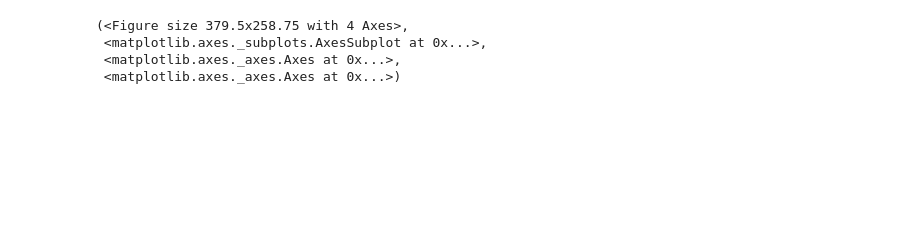
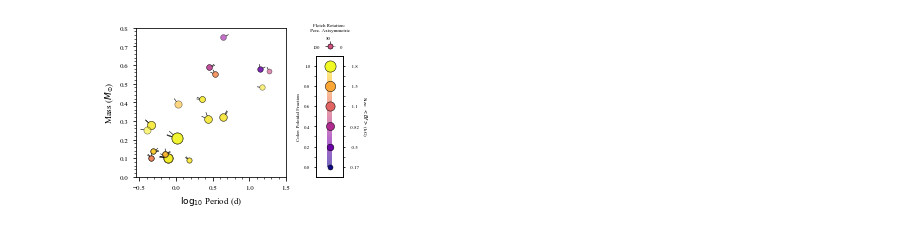
Before and after one commit to jspineda/Deconfuso, a Jupyter notebook: code/Plotting.ipynb, the cells around one changed output. Drawn from its saved outputs; the diff is of its cells as text; code cells hidden in the pictures; blank space fills up the shorter version.

```diff
--- a/code/Plotting.ipynb
+++ b/code/Plotting.ipynb
@@ -32,4 +27,4 @@ Deconfuso.Deconfusogram(np.log10(period),mass,poloidal,B2,axisym,file='../plots/
 # %%
-Deconfuso.Deconfusogram(np.log10(period),mass,poloidal,Bfield,axisym,file='../plots/Deconfuso_02.pdf',arealabel="Size: $<Bf>$ (kG)",
+outputs2 = Deconfuso.Deconfusogram(np.log10(period),mass,poloidal,Bfield,axisym,file='../plots/Deconfuso_02.pdf',arealabel="Size: $<Bf>$ (kG)",
                     xlabel="$\log_{10}$ Period (d)",xlims=[-0.55,1.5],ylims=[0,0.8],addColorStrip=True,cmap='plasma')
 # %% [output]
@@ -38,5 +31,2 @@ Deconfuso.Deconfusogram(np.log10(period),mass,poloidal,Bfield,axisym,file='../pl
-(<Figure size 379.5x258.75 with 4 Axes>,
- <matplotlib.axes._subplots.AxesSubplot at 0x...>,
- <matplotlib.axes._axes.Axes at 0x...>,
- <matplotlib.axes._axes.Axes at 0x...>)
+[figure, added]
 # %%
```
Also changed, not shown: parts of 5 cells of this notebook, 4 other files.
